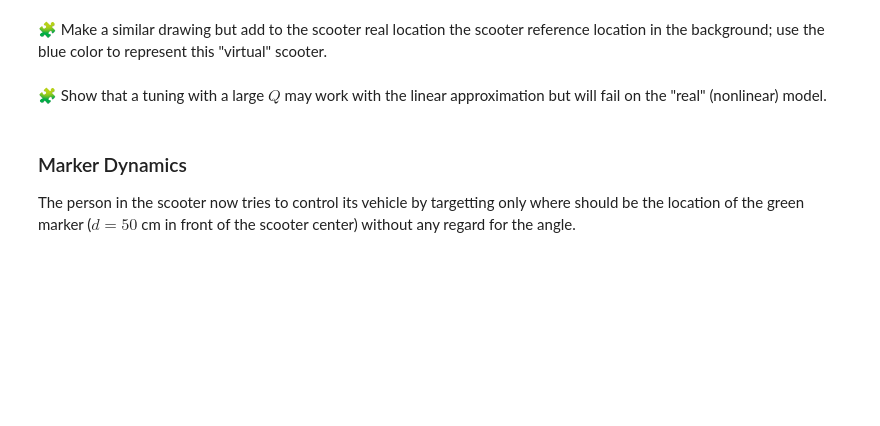
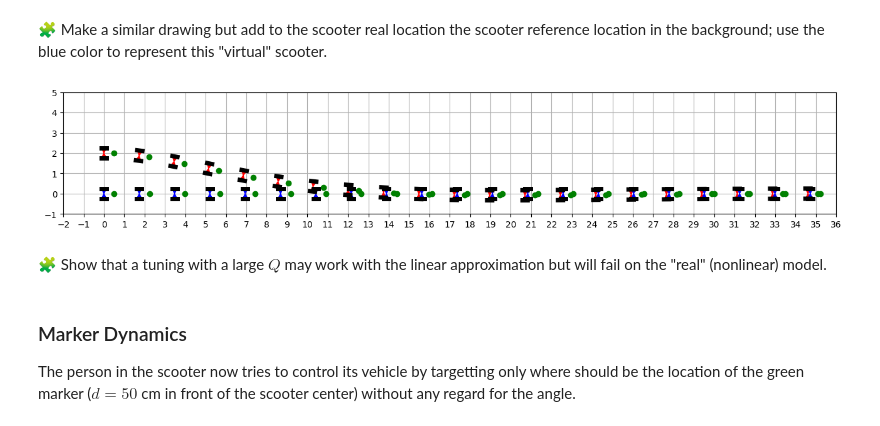
Before and after one commit to ahmedelalaoui142/control-engineering-with-python-project-2023-2024, a Jupyter notebook: Project_part_3.ipynb, the cells around one changed output. Saved outputs shown, nothing was run; the diff lists cells and outputs as text; code cells hidden in the pictures; blank space fills up the shorter version.

```diff
--- a/Project_part_3.ipynb
+++ b/Project_part_3.ipynb
@@ -930,2 +958,54 @@ pass
+# %%
+temp = solve_continuous_are(A, B,np.diag([1,1,1]), np.diag([1,1]))
+K = np.dot(np.linalg.inv(R0), np.dot(B.T, temp))
+
+# 🔓
+def draw_scooter_virtual(x, y, theta):
+    translation = array([[x], [y]])
+    rotation = array([
+        [cos(theta), -sin(theta)],
+        [sin(theta),  cos(theta)]
+    ])
+
+    # Left pad
+    corners = [[0, 0], [-r, l/2], [r, l/2]]
+    corners += [corners[0]]
+    corners = array(corners).T
+    corners = rotation @ corners + translation
+    xc = corners[0]
+    yc = corners[1]
+    fill(xc, yc, color="blue", zorder=10)
+
+    # Right pad
+    corners = [[0, 0], [r, -l/2], [-r, -l/2]]
+    corners += [corners[0]]
+    corners = array(corners).T
+    corners = rotation @ corners + translation
+    xc = corners[0]
+    yc = corners[1]
+    fill(xc, yc, color="blue", zorder=10)
+
+    # Fixed Wheels
+    wheel_left_xy_start = rotation @ [[-r], [-l/2]] + translation
+    wheel_left_xy_end = rotation @ [[r], [-l/2]] + translation
+    plot([wheel_left_xy_start[0], wheel_left_xy_end[0]], [wheel_left_xy_start[1], wheel_left_xy_end[1]], color="black",linewidth=5, zorder=20)
+
+    wheel_right_xy_start = rotation @ [[-r], [l/2]] + translation
+    wheel_right_xy_end = rotation @ [[r], [l/2]] + translation
+    plot([wheel_right_xy_start[0], wheel_right_xy_end[0]], [wheel_right_xy_start[1], wheel_right_xy_end[1]], color="black", linewidth=5, zorder=20)
+
+    # Forward marker
+    xm, ym = rotation @ array([0.5, 0]) + array([x, y])
+    plot([xm], [ym], "o", color="green")
+
+
+sol = solve_ivp(fun=fun, t_span=[0, 5], y0=[0, 2, 0], dense_output=True, rtol=1e-6, atol=1e-6)
+draw_arena(-2, 36, -1, 5)
+
+for t in arange(0,5.25,0.25):
+    draw_scooter(sol.sol(t)[0], sol.sol(t)[1], sol.sol(t)[2])
+    draw_scooter_virtual(v*t,0,0)
+# %% [output]
+[figure, added]
 # %% [markdown]
 🧩 Show that a tuning with a large $Q$ may work with the linear approximation but will fail on the "real" (nonlinear) model.
```
Also changed, not shown: parts of 7 cells of this notebook.
